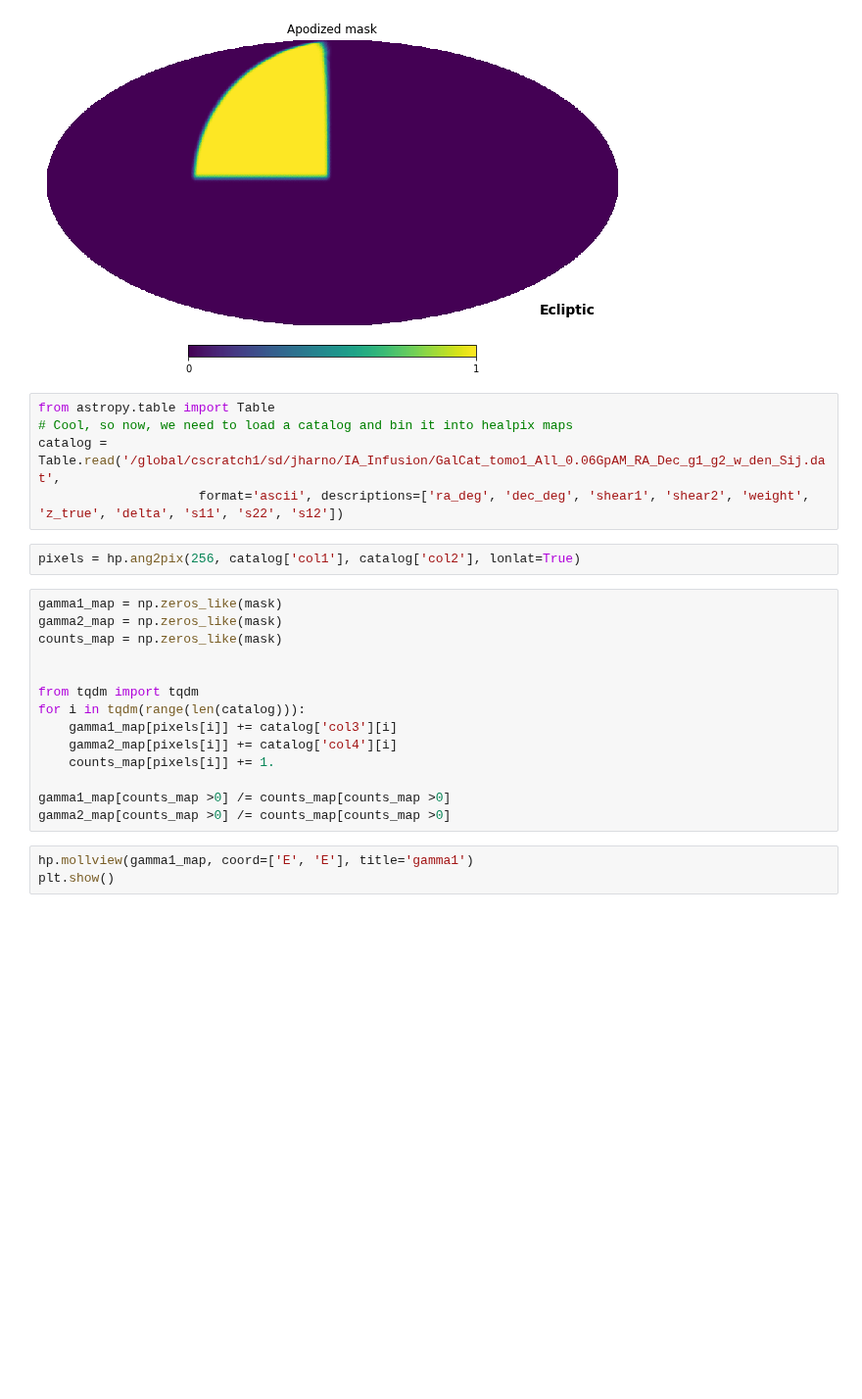
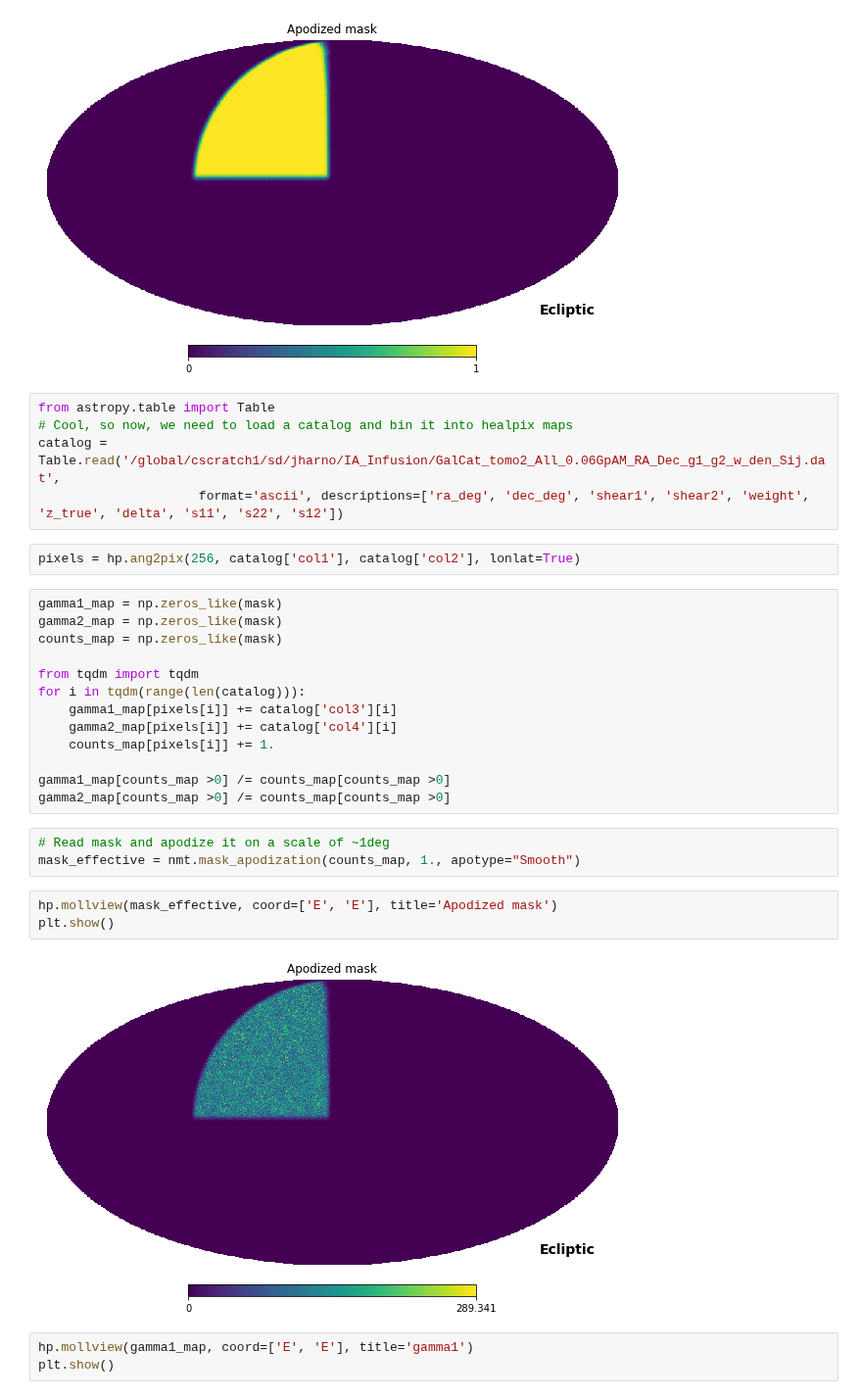
Before and after one commit to LSSTDESC/SkySim5000_IA_infusion, a Jupyter notebook: NaMaster.ipynb, the cells around one changed output. Shown at 98% size. Saved outputs shown, nothing was run; the diff lists cells and outputs as text; blank space fills up the shorter version.

```diff
--- a/NaMaster.ipynb
+++ b/NaMaster.ipynb
@@ -20,7 +20,7 @@ plt.show()
 # %%
 from astropy.table import Table
 # Cool, so now, we need to load a catalog and bin it into healpix maps
-catalog = Table.read('/global/cscratch1/sd/jharno/IA_Infusion/GalCat_tomo1_All_0.06GpAM_RA_Dec_g1_g2_w_den_Sij.dat',
+catalog = Table.read('/global/cscratch1/sd/jharno/IA_Infusion/GalCat_tomo2_All_0.06GpAM_RA_Dec_g1_g2_w_den_Sij.dat',
                      format='ascii', descriptions=['ra_deg', 'dec_deg', 'shear1', 'shear2', 'weight', 'z_true', 'delta', 's11', 's22', 's12'])
 # %%
 pixels = hp.ang2pix(256, catalog['col1'], catalog['col2'], lonlat=True)
@@ -28,7 +28,6 @@ pixels = hp.ang2pix(256, catalog['col1'], catalog['col2'], lonlat=True)
 gamma1_map = np.zeros_like(mask)
 gamma2_map = np.zeros_like(mask)
 counts_map = np.zeros_like(mask)
-
 
 from tqdm import tqdm
 for i in tqdm(range(len(catalog))):
@@ -38,6 +37,14 @@ for i in tqdm(range(len(catalog))):
 
 gamma1_map[counts_map >0] /= counts_map[counts_map >0]
 gamma2_map[counts_map >0] /= counts_map[counts_map >0]
+# %%
+# Read mask and apodize it on a scale of ~1deg
+mask_effective = nmt.mask_apodization(counts_map, 1., apotype="Smooth")
+# %%
+hp.mollview(mask_effective, coord=['E', 'E'], title='Apodized mask')
+plt.show()
+# %% [output]
+[figure, added]
 # %%
 hp.mollview(gamma1_map, coord=['E', 'E'], title='gamma1')
 plt.show()
```
Also changed, not shown: parts of 9 cells of this notebook.
